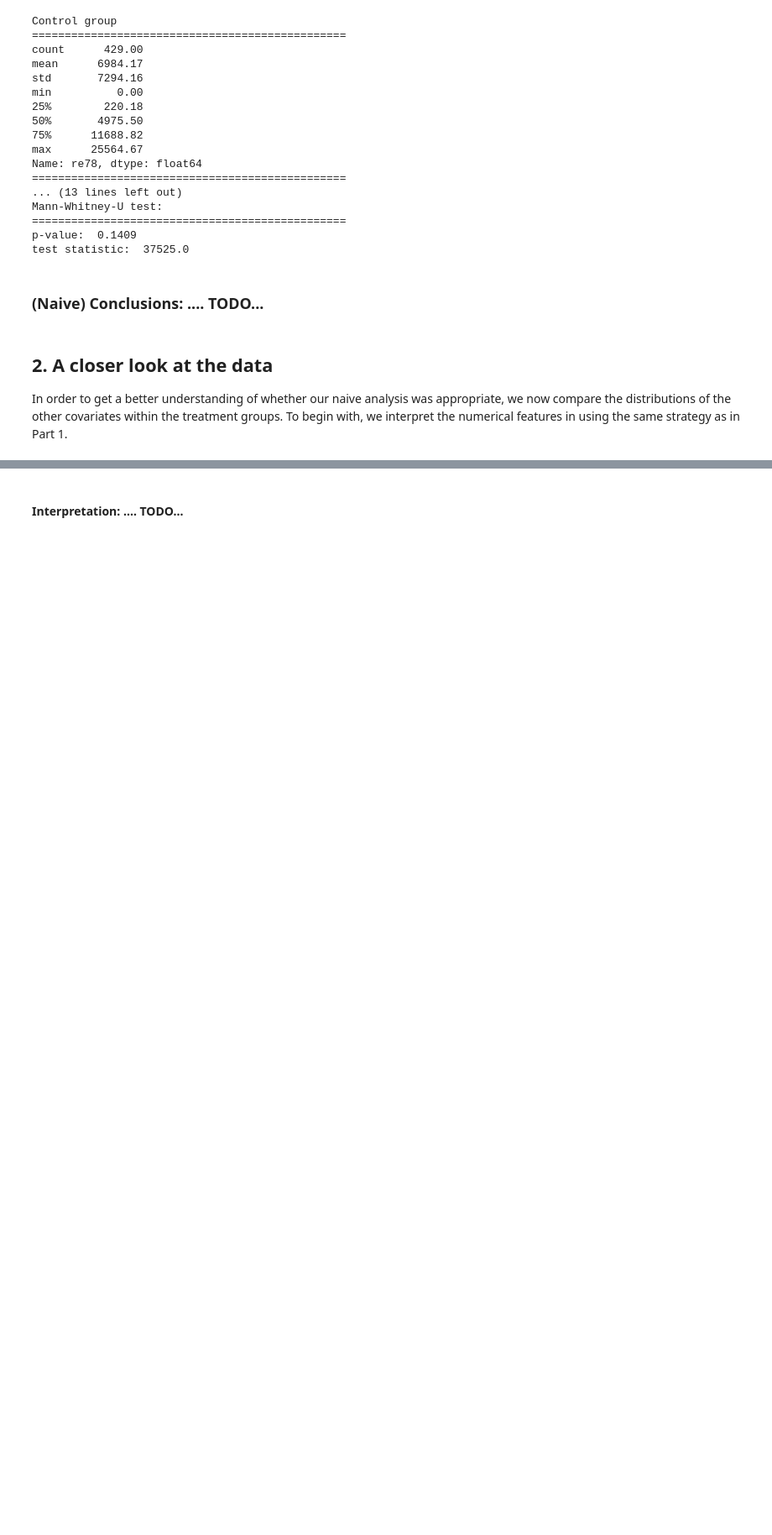
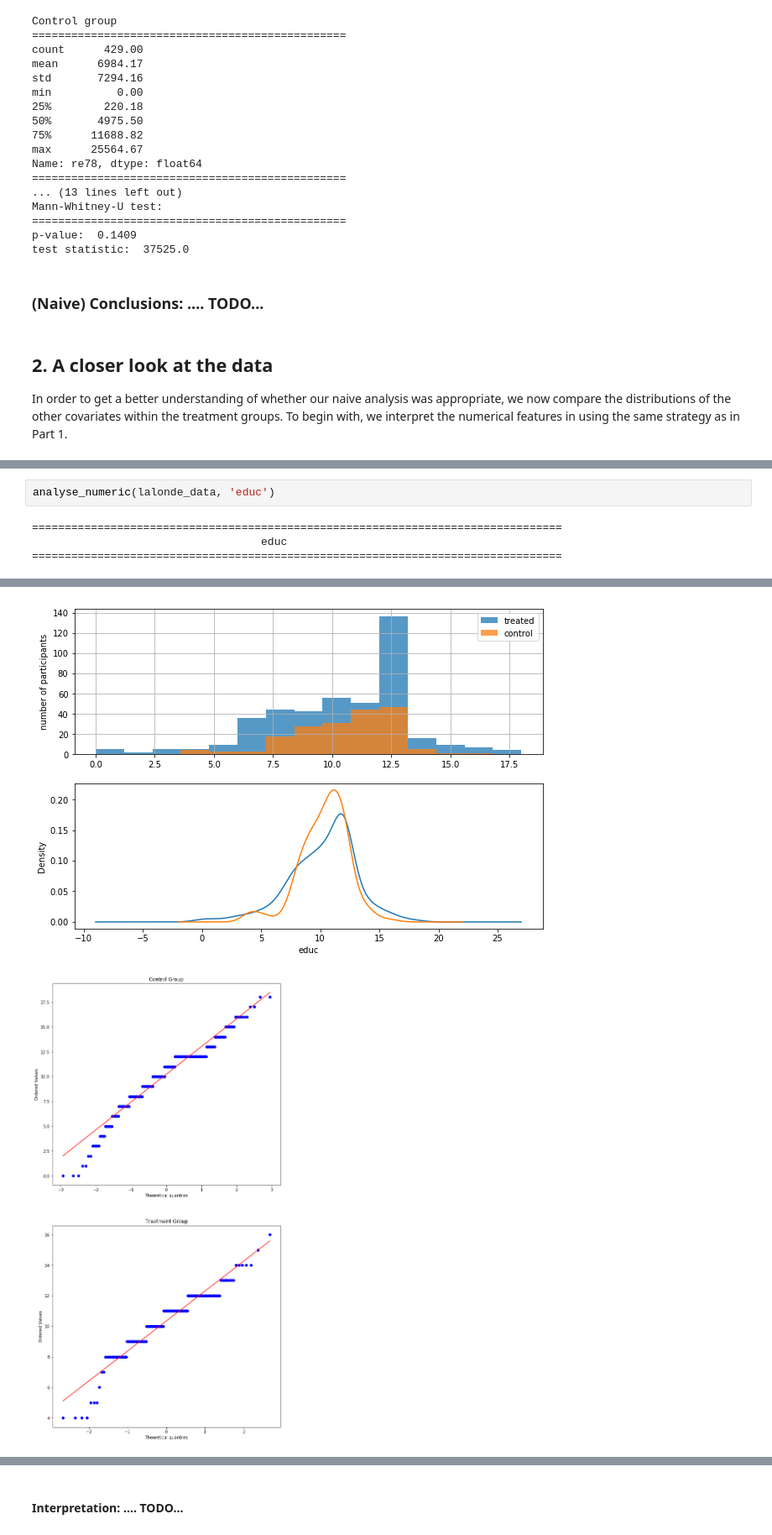
Before and after one commit to puccife/ADAHomeworks, a Jupyter notebook: homework04/homework04_q1.ipynb, the cells around one changed output, grey strips where cells are left out. Shown at 84% size. Drawn from its saved outputs; the diff is of its cells as text; blank space fills up the shorter version.

```diff
--- a/homework04/homework04_q1.ipynb
+++ b/homework04/homework04_q1.ipynb
@@ -213,0 +189,6 @@ Name: educ, dtype: float64
+# %%
+analyse_numeric(lalonde_data, 'educ')
+# %% [output]
+=================================================================================
+                                   educ
+=================================================================================
@@ -213,0 +196,2 @@ Name: educ, dtype: float64
+[figure, added]
+[figure, added]
```
Also changed, not shown: parts of 18 cells of this notebook.
